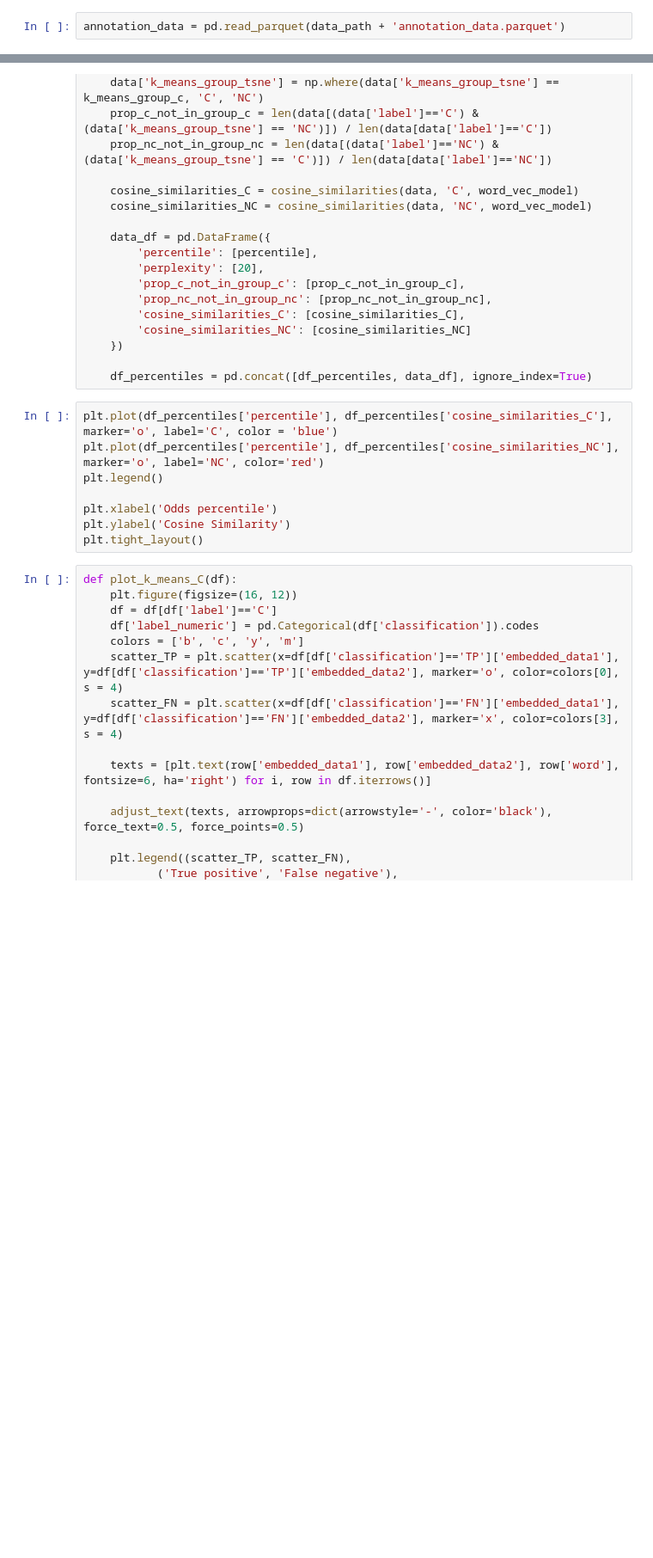
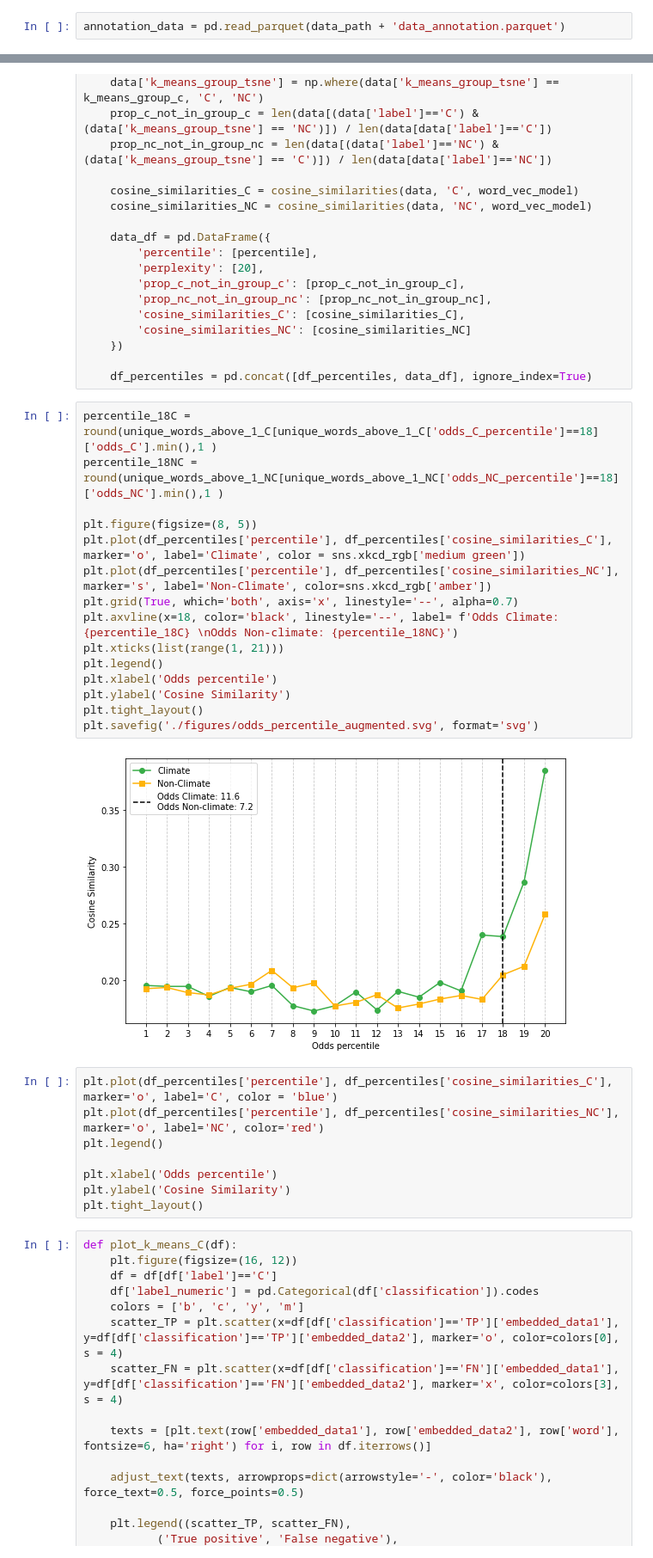
Before and after one commit to affo98/DIW, a Jupyter notebook: folketinget/augmented_list_words.ipynb, the cells around one changed output, grey strips where cells are left out. Shown at 86% size. Cells and saved outputs as stored; diff of their text form; blank space fills up the shorter version.

```diff
--- a/folketinget/augmented_list_words.ipynb
+++ b/folketinget/augmented_list_words.ipynb
@@ -17,7 +18,7 @@ word_vec_model = KeyedVectors.load_word2vec_format(MODEL_FILE, binary=True)
 # %%
 data_path = "./data/"
 # %%
-annotation_data = pd.read_parquet(data_path + 'annotation_data.parquet')
+annotation_data = pd.read_parquet(data_path + 'data_annotation.parquet')
 # %%
 df_tok1 = pd.read_parquet('./data/data_speech1_tok.parquet')
 df_tok2 = pd.read_parquet('./data/data_speech2_tok.parquet')
@@ -107,6 +108,23 @@ for percentile in [1,2,3,4,5,6,7,8,9,10,11,12,13,14,15,16,17,18,19,20]:
     })
 
     df_percentiles = pd.concat([df_percentiles, data_df], ignore_index=True)
+# %%
+percentile_18C = round(unique_words_above_1_C[unique_words_above_1_C['odds_C_percentile']==18]['odds_C'].min(),1 )
+percentile_18NC = round(unique_words_above_1_NC[unique_words_above_1_NC['odds_NC_percentile']==18]['odds_NC'].min(),1 )
+
+plt.figure(figsize=(8, 5))
+plt.plot(df_percentiles['percentile'], df_percentiles['cosine_similarities_C'], marker='o', label='Climate', color = sns.xkcd_rgb['medium green'])
+plt.plot(df_percentiles['percentile'], df_percentiles['cosine_similarities_NC'], marker='s', label='Non-Climate', color=sns.xkcd_rgb['amber'])
+plt.grid(True, which='both', axis='x', linestyle='--', alpha=0.7)
+plt.axvline(x=18, color='black', linestyle='--', label= f'Odds Climate: {percentile_18C} \nOdds Non-climate: {percentile_18NC}')
+plt.xticks(list(range(1, 21)))
+plt.legend()
+plt.xlabel('Odds percentile')
+plt.ylabel('Cosine Similarity')
+plt.tight_layout()
+plt.savefig('./figures/odds_percentile_augmented.svg', format='svg')
+# %% [output]
+[figure, added]
 # %%
 plt.plot(df_percentiles['percentile'], df_percentiles['cosine_similarities_C'], marker='o', label='C', color = 'blue')
 plt.plot(df_percentiles['percentile'], df_percentiles['cosine_similarities_NC'], marker='o', label='NC', color='red')
```
Also changed, not shown: parts of 1 cell of this notebook, 6 other files.
